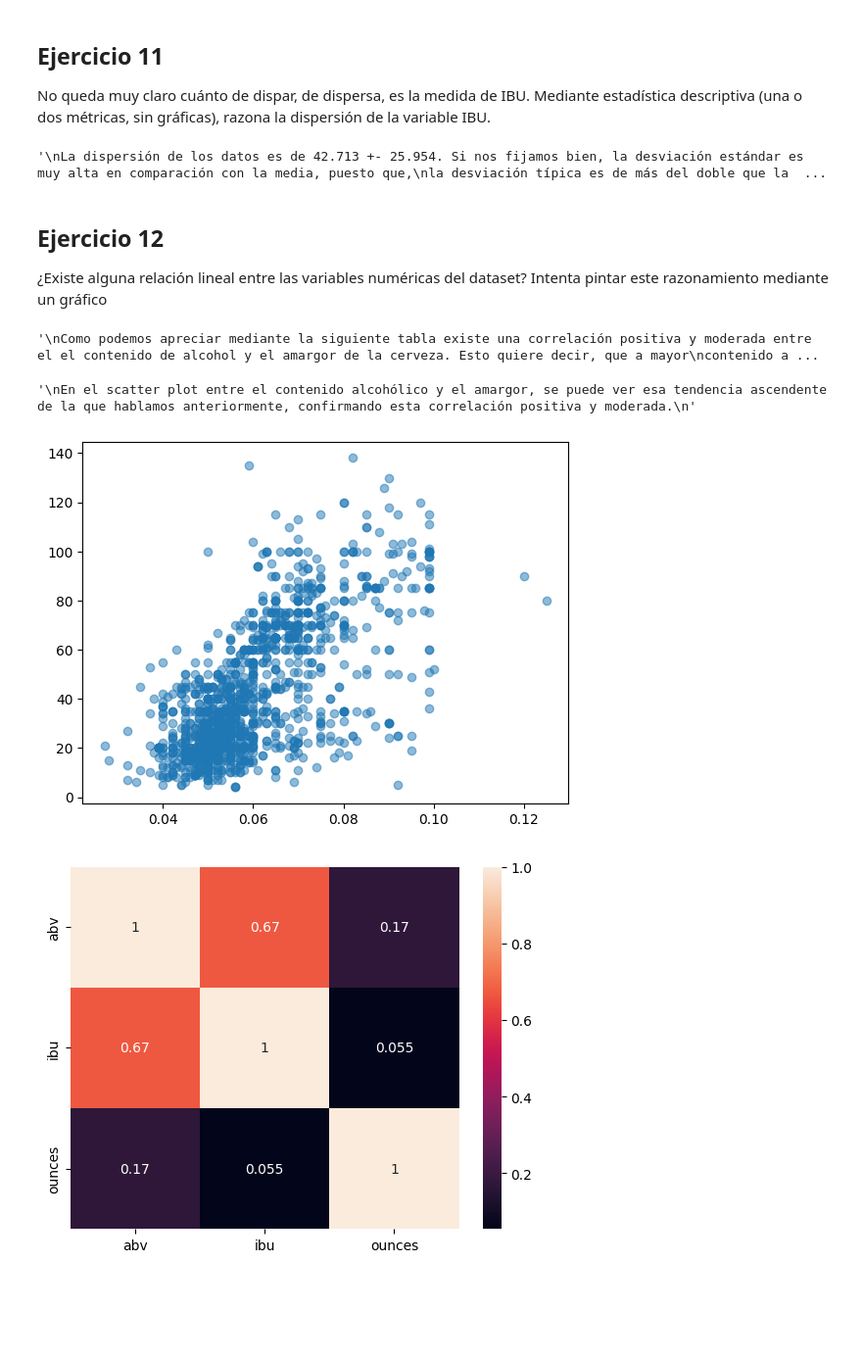
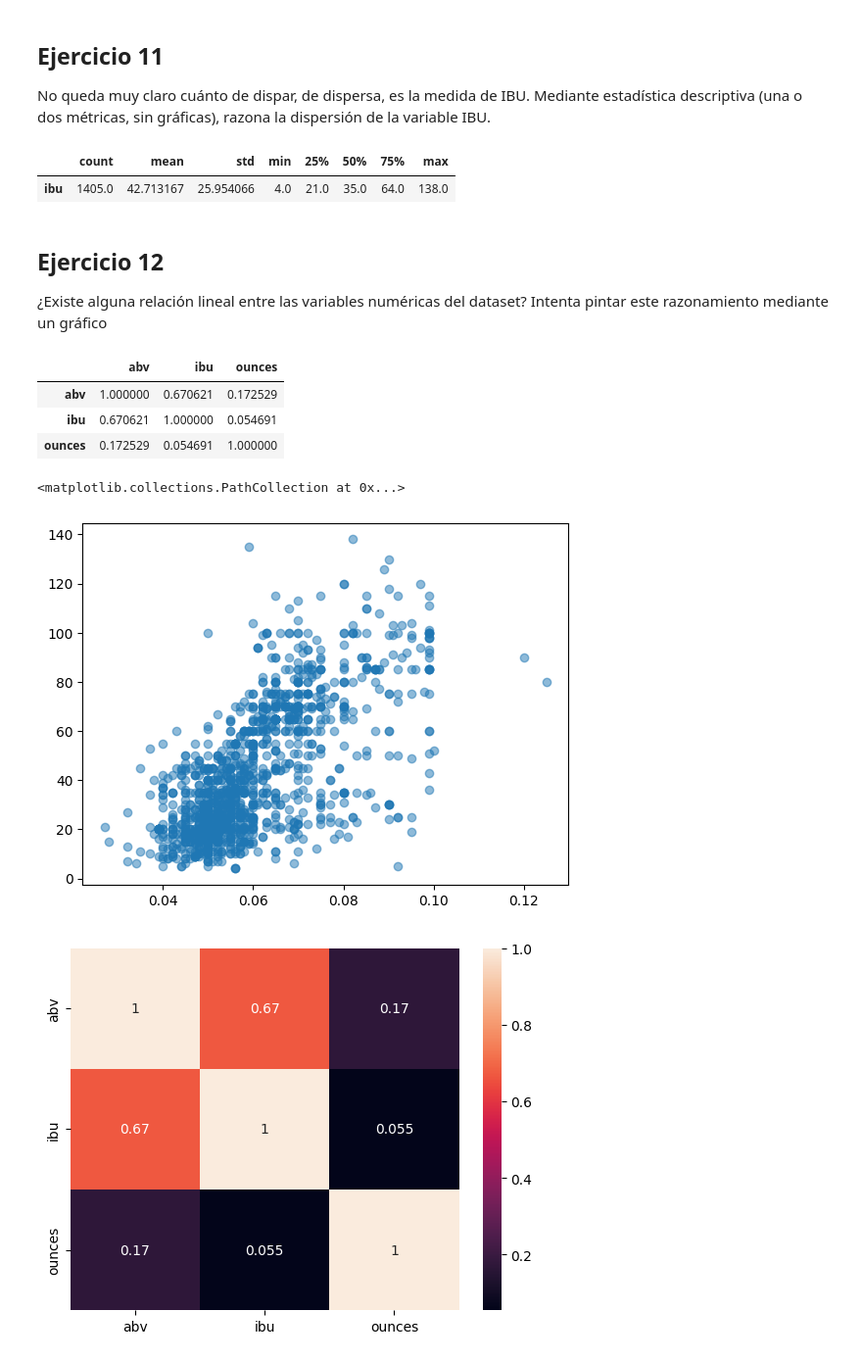
Before and after one commit to fgoiri/2026-02-BILBAO-FT-Data-Science, a Jupyter notebook: 2-Data_Analysis/2-Pandas/Practica/6-Beers/birras_repaso_FGO.ipynb, the cells around one changed output. Shown at 98% size. Saved outputs shown, nothing was run; the diff lists cells and outputs as text; code cells hidden in the pictures; blank space fills up the shorter version.

```diff
--- a/2-Data_Analysis/2-Pandas/Practica/6-Beers/birras_repaso_FGO.ipynb
+++ b/2-Data_Analysis/2-Pandas/Practica/6-Beers/birras_repaso_FGO.ipynb
@@ -297,13 +297,13 @@ No queda muy claro cuánto de dispar, de dispersa, es la medida de IBU. Mediante
 # Para medir cómo de dispersa o dispar es una medida, en estadística se utiliza la desviación estándar junto con la media:
 # Uso un describe() porque con esta tabla me sale la media y la desviación estándar, junto a otros estadíticos como la mediana y los cuartiles.
 beers[["ibu"]].describe().T
-'''
-La dispersión de los datos es de 42.713 +- 25.954. Si nos fijamos bien, la desviación estándar es muy alta en comparación con la media, puesto que,
-la desviación típica es de más del doble que la media, por lo cuál, esto nos indica que los datos son muy dispares. Si además, nos fijamos en el máximo, este es de 138,
-muy alejado de la media, y la mediana. Se podrían explicar muchas más cosas pero lo dejo aquí jaja.
-'''
+
+#La dispersión de los datos es de 42.713 +- 25.954. Si nos fijamos bien, la desviación estándar es muy alta en comparación con la media, puesto que,
+#la desviación típica es de más del doble que la media, por lo cuál, esto nos indica que los datos son muy dispares. Si además, nos fijamos en el máximo, este es de 138,
+#muy alejado de la media, y la mediana. Se podrían explicar muchas más cosas pero lo dejo aquí jaja.
 # %% [output]
-'\nLa dispersión de los datos es de 42.713 +- 25.954. Si nos fijamos bien, la desviación estándar es muy alta en comparación con la media, puesto que,\nla desviación típica es de más del doble que la  ...
+|  | count | mean | std | min | 25% | 50% | 75% | max |
+| ibu | 1405.0 | 42.713167 | 25.954066 | 4.0 | 21.0 | 35.0 | 64.0 | 138.0 |
 # %% [markdown]
 ## Ejercicio 12
 ¿Existe alguna relación lineal entre las variables numéricas del dataset? Intenta pintar este razonamiento mediante un gráfico
@@ -312,22 +312,23 @@ import matplotlib.pyplot as plt # para hacer gráficos tenemos que importar la l
 # %%
 # Ver la correlación entre las variables numéricas con corr()
 beers[['abv', 'ibu', 'ounces']].corr()
-'''
-Como podemos apreciar mediante la siguiente tabla existe una correlación positiva y moderada entre el el contenido de alcohol y el amargor de la cerveza. Esto quiere decir, que a mayor
-contenido alcohólico, mayor amargor.
-No existe correlación entre las onzas de cerveza ni con el amargor ni con el contenido de alcohol (lo cual tiene sentido, es sólo una medida de cantidad). Siendo la relación entre las onzas
-y el amargor casi nula con una correlación de 0.05
-'''
+
+#Como podemos apreciar mediante la siguiente tabla existe una correlación positiva y moderada entre el el contenido de alcohol y el amargor de la cerveza. Esto quiere decir, que a mayor
+#contenido alcohólico, mayor amargor.
+#No existe correlación entre las onzas de cerveza ni con el amargor ni con el contenido de alcohol (lo cual tiene sentido, es sólo una medida de cantidad). Siendo la relación entre las onzas
+#y el amargor casi nula con una correlación de 0.05
 # %% [output]
-'\nComo podemos apreciar mediante la siguiente tabla existe una correlación positiva y moderada entre el el contenido de alcohol y el amargor de la cerveza. Esto quiere decir, que a mayor\ncontenido a ...
+|  | abv | ibu | ounces |
+| abv | 1.000000 | 0.670621 | 0.172529 |
+| ibu | 0.670621 | 1.000000 | 0.054691 |
+| ounces | 0.172529 | 0.054691 | 1.000000 |
 # %%
 # La manera más sencilla de dibujar la relación lineal entre dos variables numéricas es mediante un scatterplot
 plt.scatter(beers['abv'], beers['ibu'], alpha=0.5)
-'''
-En el scatter plot entre el contenido alcohólico y el amargor, se puede ver esa tendencia ascendente de la que hablamos anteriormente, confirmando esta correlación positiva y moderada.
-'''
+
+#En el scatter plot entre el contenido alcohólico y el amargor, se puede ver esa tendencia ascendente de la que hablamos anteriormente, confirmando esta correlación positiva y moderada.
 # %% [output]
-'\nEn el scatter plot entre el contenido alcohólico y el amargor, se puede ver esa tendencia ascendente de la que hablamos anteriormente, confirmando esta correlación positiva y moderada.\n'
+<matplotlib.collections.PathCollection at 0x...>
 [figure]
 # %%
 '''
```
Also changed, not shown: parts of 7 cells of this notebook, 13 other files.
